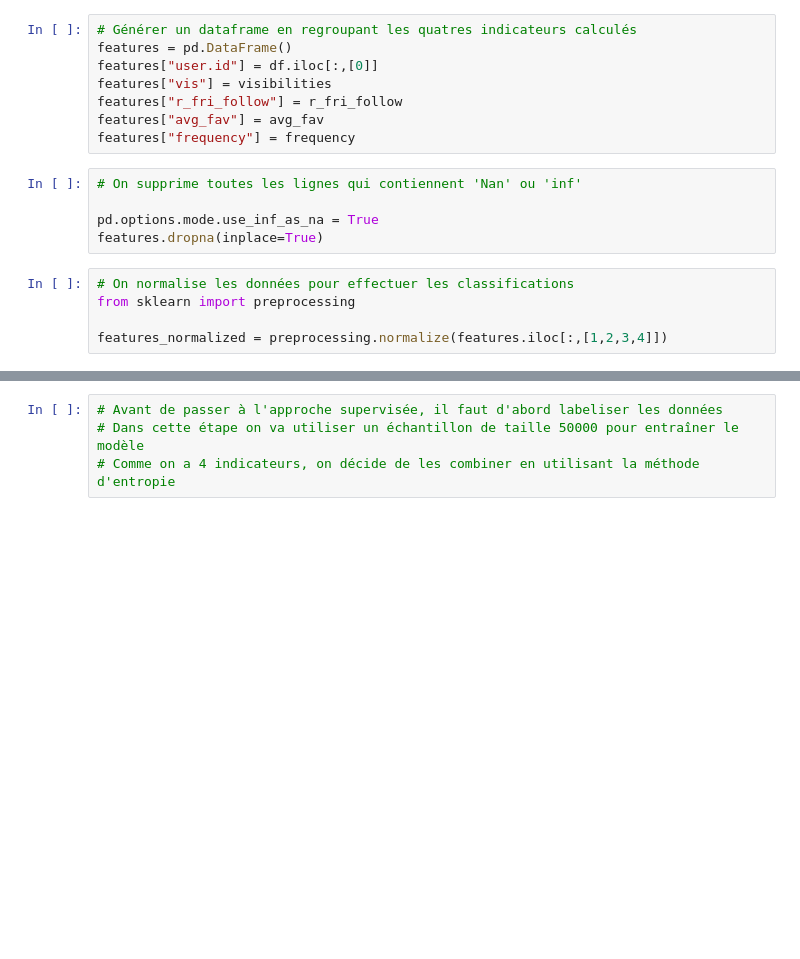
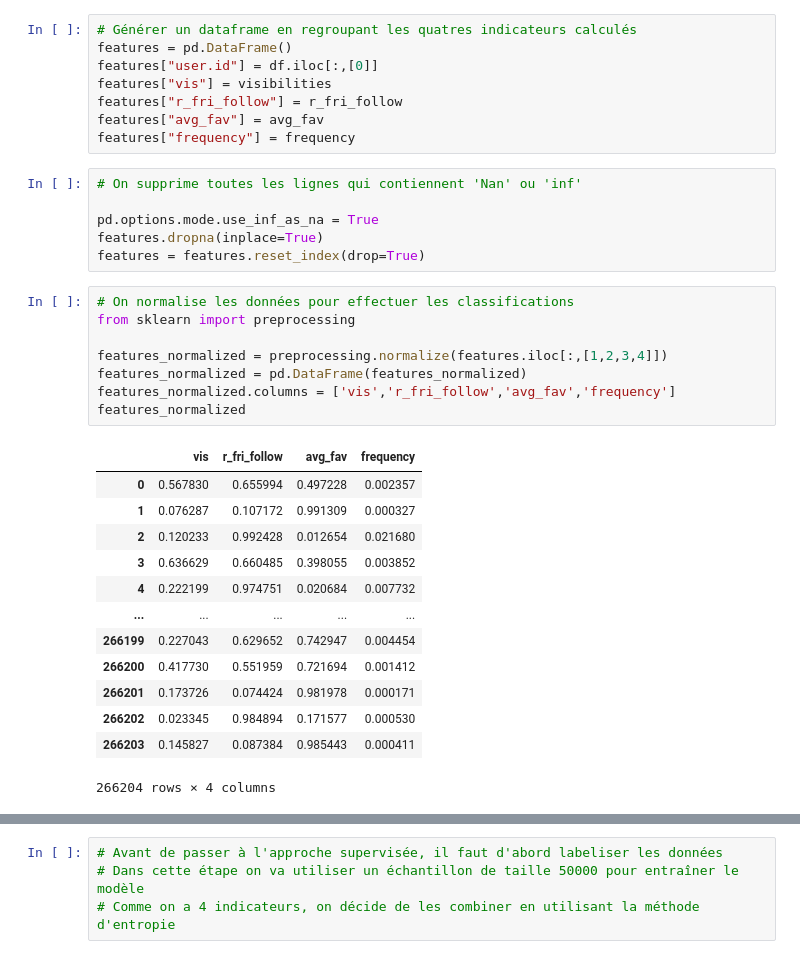
Before and after one commit to cug-sun/IF29_projet, a Jupyter notebook: Code définitif GR05.ipynb, the cells around one changed output, grey strips where cells are left out. Drawn from its saved outputs; the diff is of its cells as text; blank space fills up the shorter version.

```diff
--- a/Code définitif GR05.ipynb
+++ b/Code définitif GR05.ipynb
@@ -131,11 +131,29 @@ features["frequency"] = frequency
 
 pd.options.mode.use_inf_as_na = True
 features.dropna(inplace=True)
+features = features.reset_index(drop=True)
 # %%
 # On normalise les données pour effectuer les classifications
 from sklearn import preprocessing
 
 features_normalized = preprocessing.normalize(features.iloc[:,[1,2,3,4]])
+features_normalized = pd.DataFrame(features_normalized)
+features_normalized.columns = ['vis','r_fri_follow','avg_fav','frequency']
+features_normalized
+# %% [output]
+|  | vis | r_fri_follow | avg_fav | frequency |
+| 0 | 0.567830 | 0.655994 | 0.497228 | 0.002357 |
+| 1 | 0.076287 | 0.107172 | 0.991309 | 0.000327 |
+| 2 | 0.120233 | 0.992428 | 0.012654 | 0.021680 |
+| 3 | 0.636629 | 0.660485 | 0.398055 | 0.003852 |
+| 4 | 0.222199 | 0.974751 | 0.020684 | 0.007732 |
+| ... | ... | ... | ... | ... |
+| 266199 | 0.227043 | 0.629652 | 0.742947 | 0.004454 |
+| 266200 | 0.417730 | 0.551959 | 0.721694 | 0.001412 |
+| 266201 | 0.173726 | 0.074424 | 0.981978 | 0.000171 |
+| 266202 | 0.023345 | 0.984894 | 0.171577 | 0.000530 |
+| 266203 | 0.145827 | 0.087384 | 0.985443 | 0.000411 |
+266204 rows × 4 columns
 # %%
 # On effectue l'ACP pour réduire les 4 dimensions
 from sklearn.decomposition import PCA
```
Also changed, not shown: parts of 7 cells of this notebook.
